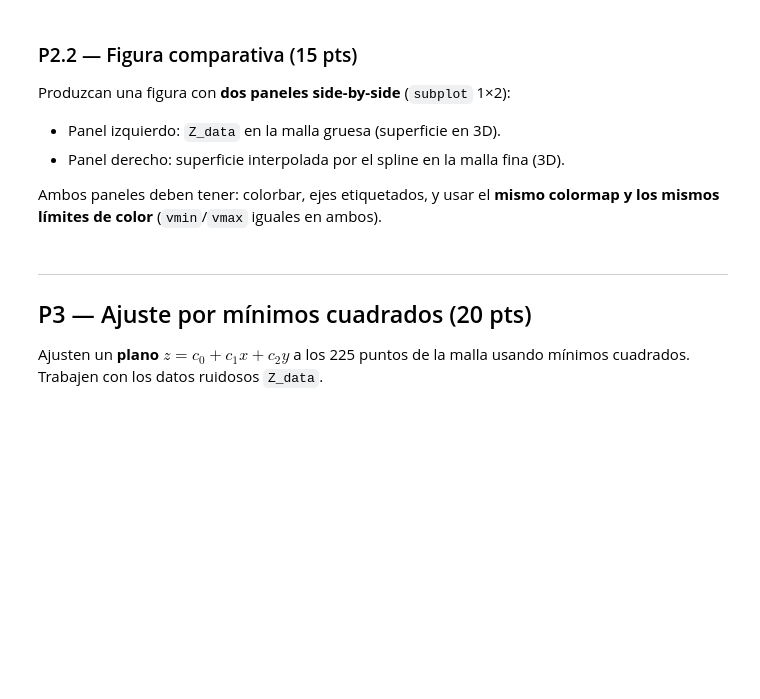
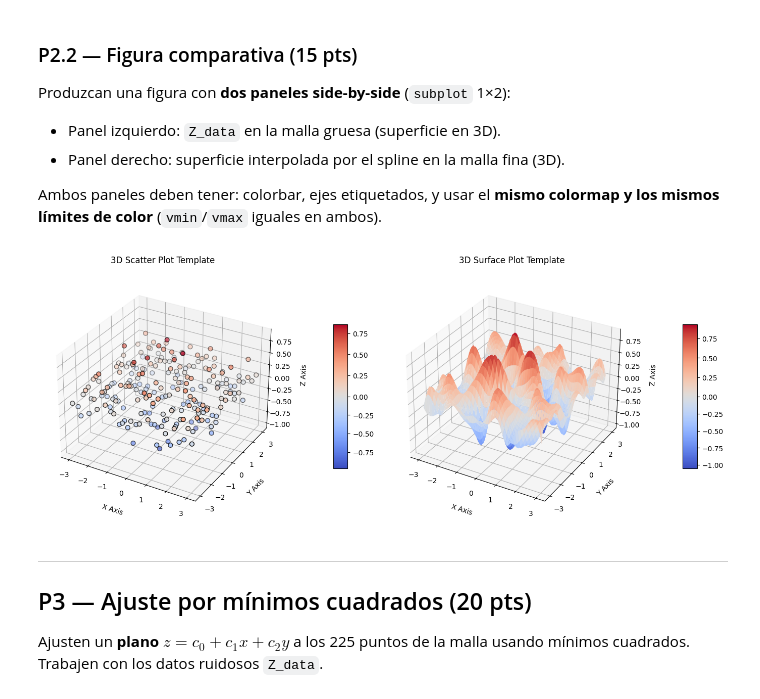
Before and after one commit to manubastidas/programacionCientifica, a Jupyter notebook: Evaluacion/Carvajal_Ramirez_evaluacion1.ipynb, the cells around one changed output. Drawn from its saved outputs; the diff is of its cells as text; code cells hidden in the pictures; blank space fills up the shorter version.

Commit message:
add: test conceptual, interpolacion spline y ajuste LS
Añadimos las soluciones al test, y las superficies generadas con splines y minimos cuadrados

```diff
--- a/Evaluacion/Carvajal_Ramirez_evaluacion1.ipynb
+++ b/Evaluacion/Carvajal_Ramirez_evaluacion1.ipynb
@@ -163,7 +169,13 @@ Usen `RectBivariateSpline` de `scipy.interpolate` para construir un spline bicú
 
 Construyan el spline con `kx=3, ky=3` y evalúenlo en una malla fina de **100×100 puntos** en $[-3,3]\times[-3,3]$.
 # %%
-# TODO P2.1: construir el spline bicúbico y evaluar en malla fina
+from scipy.interpolate import RectBivariateSpline
+
+coords_cont = np.linspace(-3,3,100)
+X_cont,Y_cont = np.meshgrid(coords_cont, coords_cont, indexing='ij')
+
+surface =  RectBivariateSpline(x_raw, y_raw, Z_data, kx = 3, ky=3)
+surface_data = surface(coords_cont, coords_cont)
 # %% [markdown]
 ### P2.2 — Figura comparativa (15 pts)
 
@@ -173,7 +185,38 @@ Produzcan una figura con **dos paneles side-by-side** (`subplot` 1×2):
 
 Ambos paneles deben tener: colorbar, ejes etiquetados, y usar el **mismo colormap y los mismos límites de color** (`vmin`/`vmax` iguales en ambos).
 # %%
-# TODO P2.2: figura comparativa datos vs spline
+
+import matplotlib.colors as mcolors  # 1. Import the colors module
+
+# 2. Define the divergent normalization for each dataset.
+# This forces 0 to always be white, regardless of data asymmetry.
+norm_scatter = mcolors.TwoSlopeNorm(vcenter=0.0, vmin=Z_data.min(), vmax=Z_data.max())
+norm_surface = mcolors.TwoSlopeNorm(vcenter=0.0, vmin=surface_data.min(), vmax=surface_data.max())
+
+# Create subplots side-by-side
+fig, (ax1, ax2) = plt.subplots(1, 2, subplot_kw={'projection': '3d'}, figsize=(14, 6))
+
+# Plot 1: 3D Scatter Plot
+# Added: cmap='coolwarm' and norm=norm_scatter
+sc = ax1.scatter(X_raw, Y_raw, Z_data, c=Z_data, cmap='coolwarm', norm=norm_scatter, s=40, edgecolor='k')
+ax1.set_title('3D Scatter Plot Template', pad=20)
+ax1.set_xlabel('X Axis', labelpad=10)
+ax1.set_ylabel('Y Axis', labelpad=10)
+ax1.set_zlabel('Z Axis', labelpad=10)
+fig.colorbar(sc, ax=ax1, shrink=0.5, aspect=10, pad=0.15)
+
+# Plot 2: 3D Surface Plot
+# Added: norm=norm_surface (cmap is already 'coolwarm')
+surf = ax2.plot_surface(X_cont, Y_cont, surface_data, cmap='coolwarm', norm=norm_surface, edgecolor='none')
+ax2.set_title('3D Surface Plot Template', pad=20)
+ax2.set_xlabel('X Axis', labelpad=10)
+ax2.set_ylabel('Y Axis', labelpad=10)
+ax2.set_zlabel('Z Axis', labelpad=10)
+fig.colorbar(surf, ax=ax2, shrink=0.5, aspect=10, pad=0.15)
+
+plt.tight_layout()
+# %% [output]
+[figure, added]
 # %% [markdown]
 ---
 ## P3 — Ajuste por mínimos cuadrados (20 pts)
```
Also changed, not shown: parts of 5 cells of this notebook.
